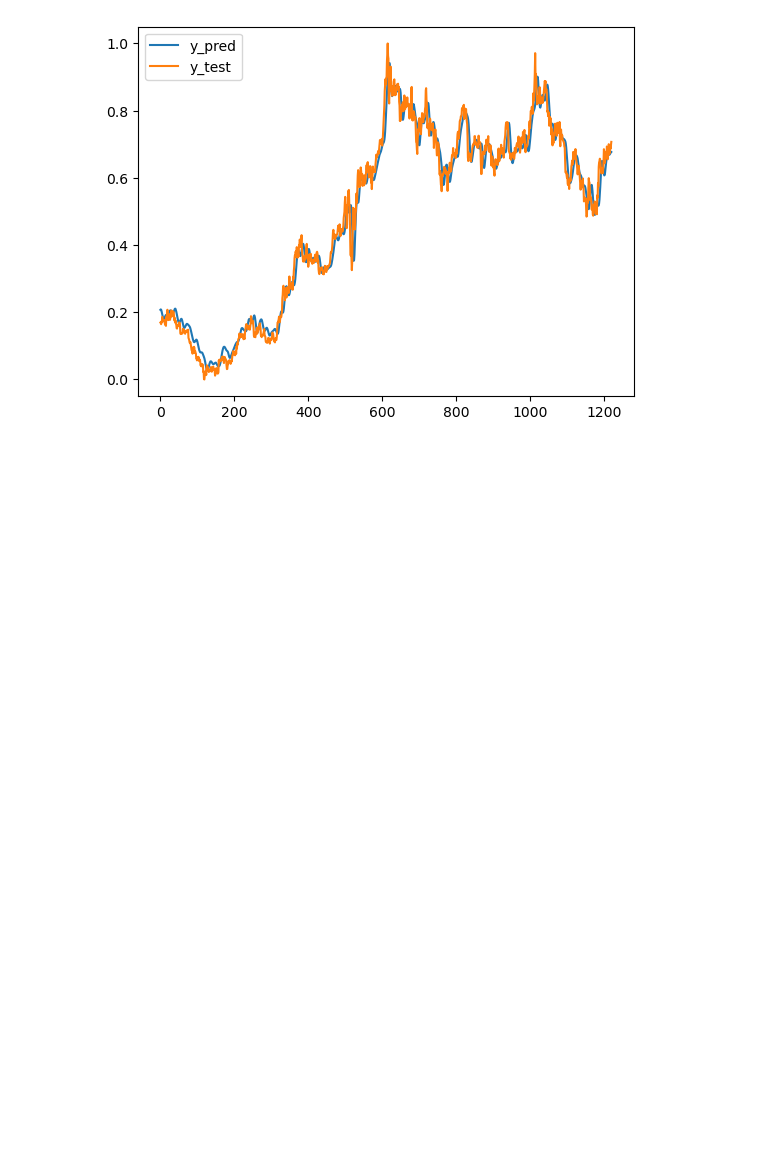
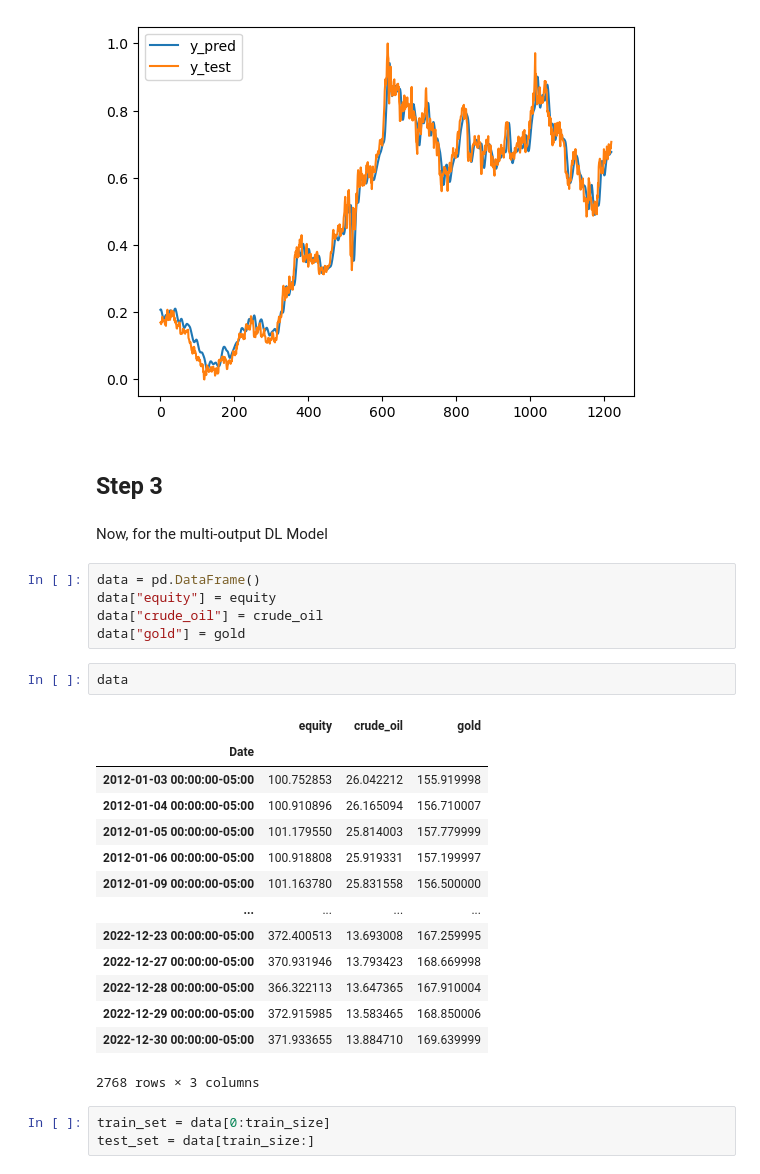
Before and after one commit to 3v-mb/Mini-projects-in-Financial-Engineering, a Jupyter notebook: LSTM and Multi-Output Regression for Stock Prediction.ipynb, the cells around one changed output. Cells and saved outputs as stored; diff of their text form; blank space fills up the shorter version.

```diff
--- a/LSTM and Multi-Output Regression for Stock Prediction.ipynb
+++ b/LSTM and Multi-Output Regression for Stock Prediction.ipynb
@@ -657,3 +657,32 @@ df.plot()
 # %% [output]
 <Axes: >
 [figure]
+# %% [markdown]
+## Step 3
+# %% [markdown]
+Now, for the multi-output DL Model
+# %%
+data = pd.DataFrame()
+data["equity"] = equity
+data["crude_oil"] = crude_oil
+data["gold"] = gold
+# %%
+data
+# %% [output]
+|  | equity | crude_oil | gold |
+| Date |  |  |  |
+| 2012-01-03 00:00:00-05:00 | 100.752853 | 26.042212 | 155.919998 |
+| 2012-01-04 00:00:00-05:00 | 100.910896 | 26.165094 | 156.710007 |
+| 2012-01-05 00:00:00-05:00 | 101.179550 | 25.814003 | 157.779999 |
+| 2012-01-06 00:00:00-05:00 | 100.918808 | 25.919331 | 157.199997 |
+| 2012-01-09 00:00:00-05:00 | 101.163780 | 25.831558 | 156.500000 |
+| ... | ... | ... | ... |
+| 2022-12-23 00:00:00-05:00 | 372.400513 | 13.693008 | 167.259995 |
+| 2022-12-27 00:00:00-05:00 | 370.931946 | 13.793423 | 168.669998 |
+| 2022-12-28 00:00:00-05:00 | 366.322113 | 13.647365 | 167.910004 |
+| 2022-12-29 00:00:00-05:00 | 372.915985 | 13.583465 | 168.850006 |
+| 2022-12-30 00:00:00-05:00 | 371.933655 | 13.884710 | 169.639999 |
+2768 rows × 3 columns
+# %%
+train_set = data[0:train_size]
+test_set = data[train_size:]
```
Also changed, not shown: parts of 13 cells of this notebook.
